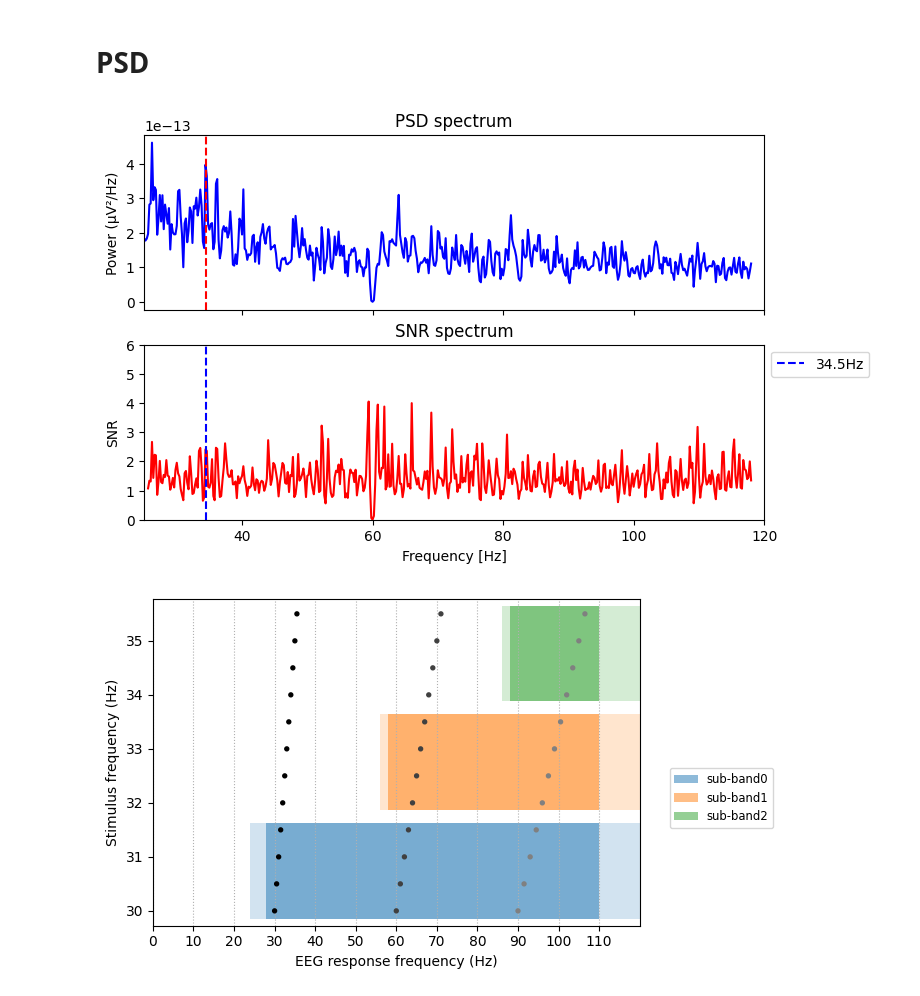
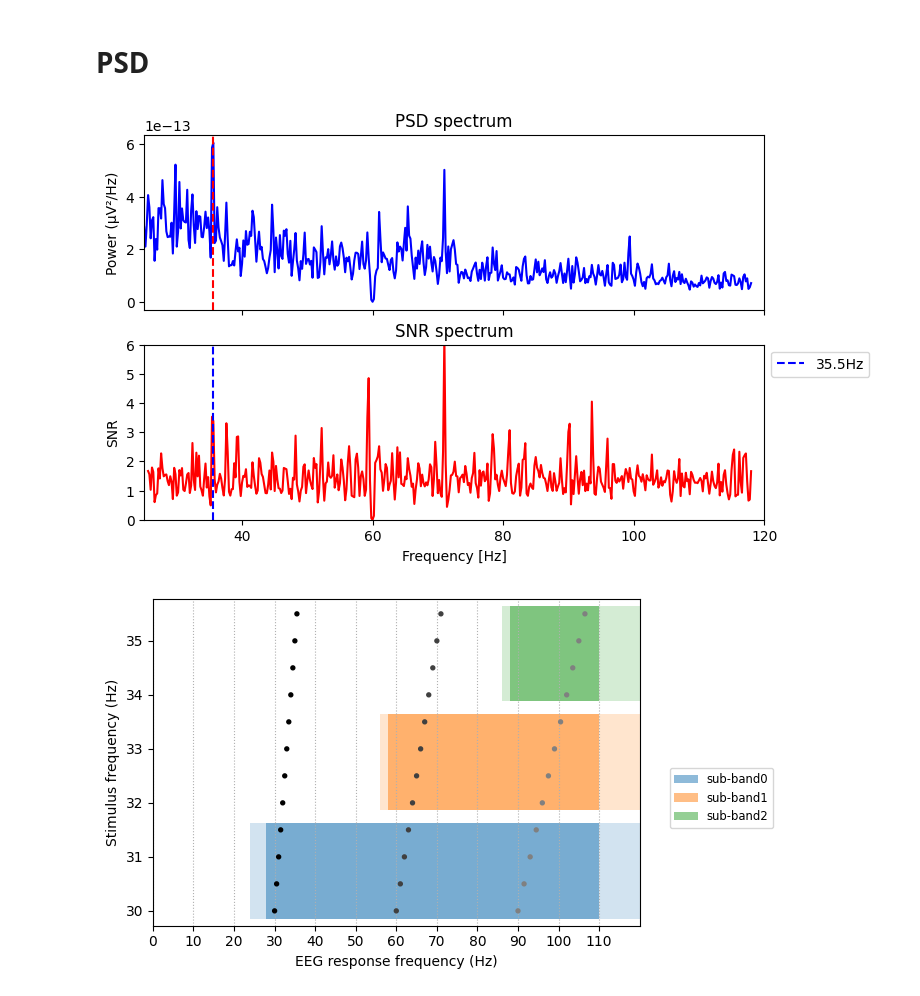
Before and after one commit to jiapulidoar/HF-SSVEP, a Jupyter notebook: notebooks/ssvep_notebook.ipynb, the cells around one changed output. Drawn from its saved outputs; the diff is of its cells as text; code cells hidden in the pictures.

```diff
--- a/notebooks/ssvep_notebook.ipynb
+++ b/notebooks/ssvep_notebook.ipynb
@@ -23,7 +23,7 @@ frequencies = [32.5, 34.0, 31.5, 35.5, 34.5, 30.0, 33.5, 30.5, 32.0, 35.0, 31.0,
 stimuli_time = 5
 delay = 0
 
-eegdf = EEGProcessor(path="netflix_offline_3x4_jimmy.bdf", stimuli_ids = stimuli_ids,
+eegdf = EEGProcessor(path="arim_3x4_high.bdf", stimuli_ids = stimuli_ids,
             root="/home/cnelab-workstation/jimmy/SSVEP_highfrequency/neflix_experiment/data/", stimuli_time=5, delay=0)
 
 eegdf.preprocess_eeg(pick_channels=EEGProcessor._channels_o, l_freq=0.1, h_freq=200, ch_reference = 'Cz')
@@ -60,10 +60,10 @@ eegdf.raw.plot(start=150, duration=60, scalings=0.0001)
 # PSD
 # %%
 analyzer = PSDAnalyzer(frequencies=frequencies)
-psds, freqs, snrs = analyzer.calculate_psd_snr(eegdf.epochs["4"], frequencies)
-analyzer.plot_psd_snr(psds, freqs, snrs, frequencies[4], "file_name")
+psds, freqs, snrs = analyzer.calculate_psd_snr(eegdf.epochs["3"], frequencies)
+analyzer.plot_psd_snr(psds, freqs, snrs, frequencies[3], "file_name")
 # %% [output]
-[figure, old version]
+[figure, new version]
 # %%
 n_seconds = 3
 time = np.linspace(0, n_seconds,int(n_seconds * 512) ,
```
Also changed, not shown: parts of 3 cells of this notebook.
